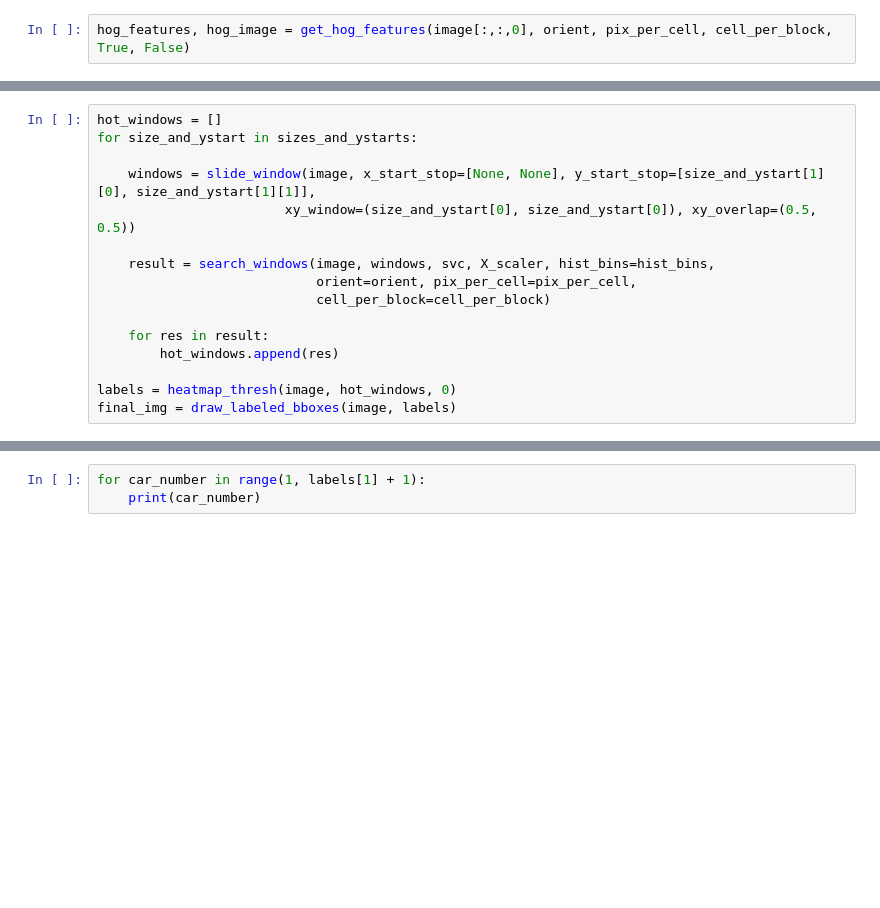
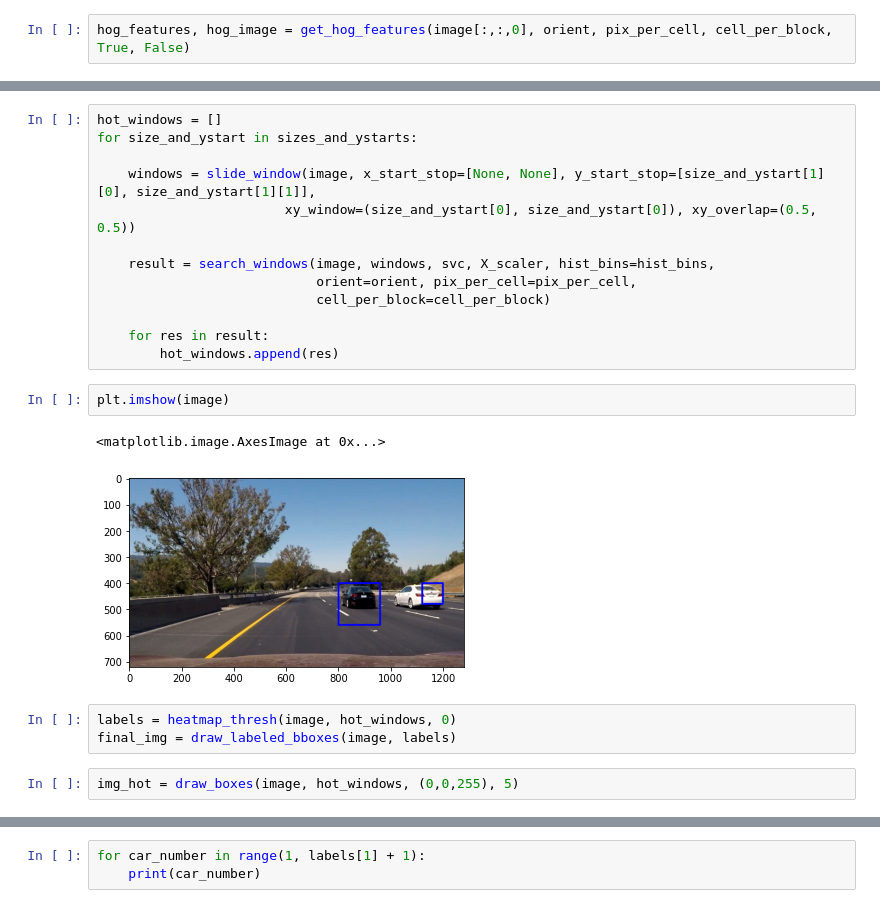
Before and after one commit to 0ssamaak0/Simple-Perception-Stack-for-Self-Driving-Cars, a Jupyter notebook: hognb.ipynb, the cells around one changed output, grey strips where cells are left out. Drawn from its saved outputs; the diff is of its cells as text; blank space fills up the shorter version.

```diff
--- a/hognb.ipynb
+++ b/hognb.ipynb
@@ -92,6 +140,13 @@ for size_and_ystart in sizes_and_ystarts:
 
     for res in result:
         hot_windows.append(res)
-
-labels = heatmap_thresh(image, hot_windows, 0)
-final_img = draw_labeled_bboxes(image, labels)
+# %%
+plt.imshow(image)
+# %% [output]
+<matplotlib.image.AxesImage at 0x...>
+[figure, added]
+# %%
+labels = heatmap_thresh(image, hot_windows, 0)
+final_img = draw_labeled_bboxes(image, labels)
+# %%
+img_hot = draw_boxes(image, hot_windows, (0,0,255), 5)
```
Also changed, not shown: parts of 11 cells of this notebook, 1 other file.
